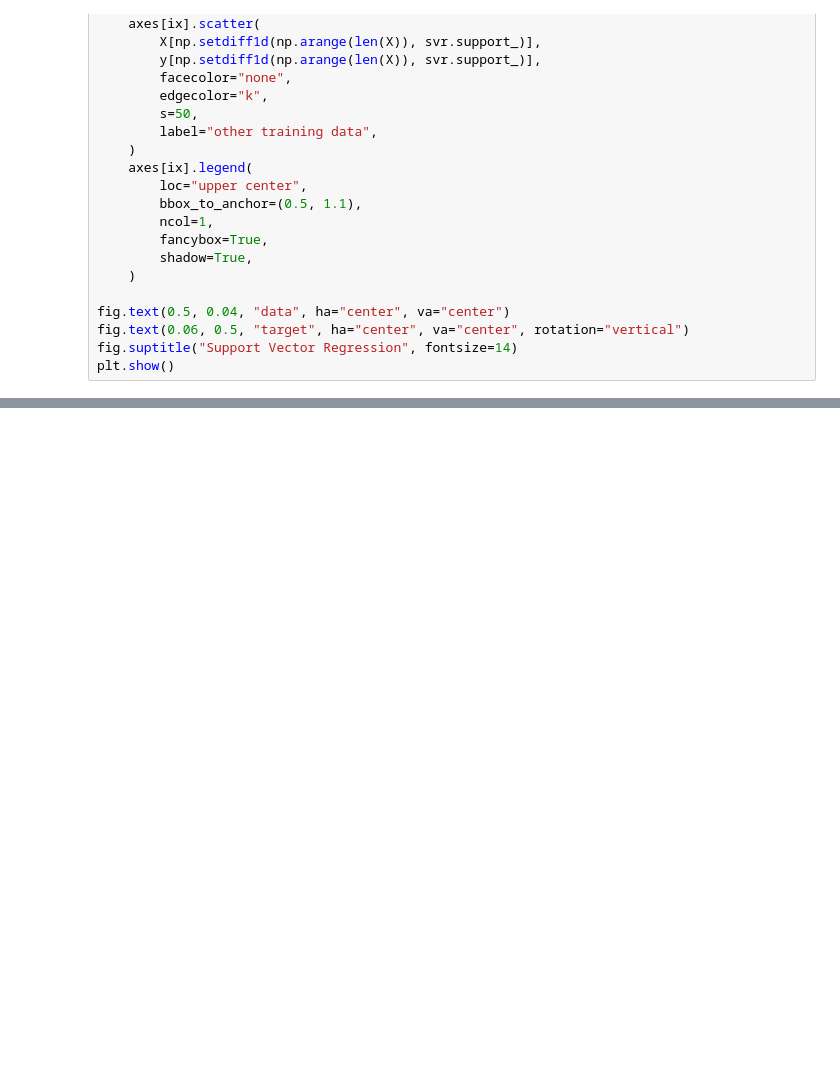
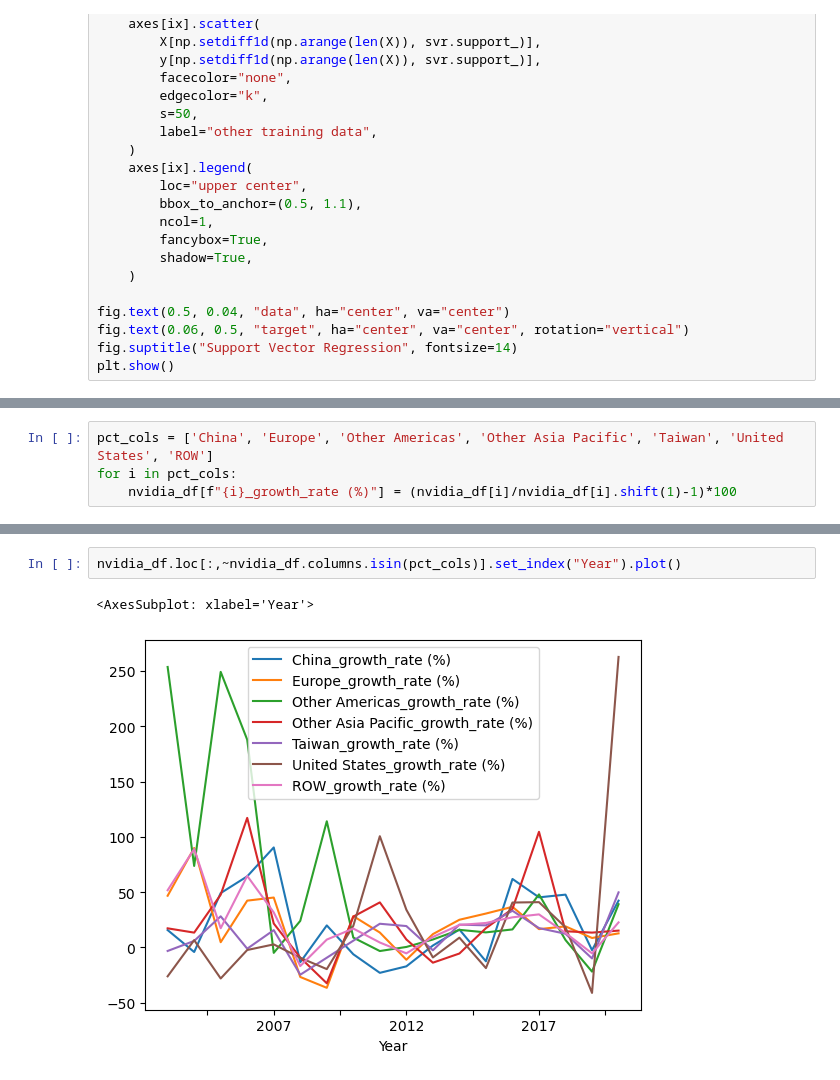
Before and after one commit to AimjGuytidy/Gwiza-analysis, a Jupyter notebook: Nvidia-case-study.ipynb, the cells around one changed output, grey strips where cells are left out. Cells and saved outputs as stored; diff of their text form; blank space fills up the shorter version.

```diff
--- a/Nvidia-case-study.ipynb
+++ b/Nvidia-case-study.ipynb
@@ -983,0 +1118,4 @@ nvidia_05_19
+# %%
+pct_cols = ['China', 'Europe', 'Other Americas', 'Other Asia Pacific', 'Taiwan', 'United States', 'ROW']
+for i in pct_cols:
+    nvidia_df[f"{i}_growth_rate (%)"] = (nvidia_df[i]/nvidia_df[i].shift(1)-1)*100
@@ -983,0 +1142,5 @@ nvidia_05_19
+# %%
+nvidia_df.loc[:,~nvidia_df.columns.isin(pct_cols)].set_index("Year").plot()
+# %% [output]
+<AxesSubplot: xlabel='Year'>
+[figure, added]
```
Also changed, not shown: parts of 93 cells of this notebook.
